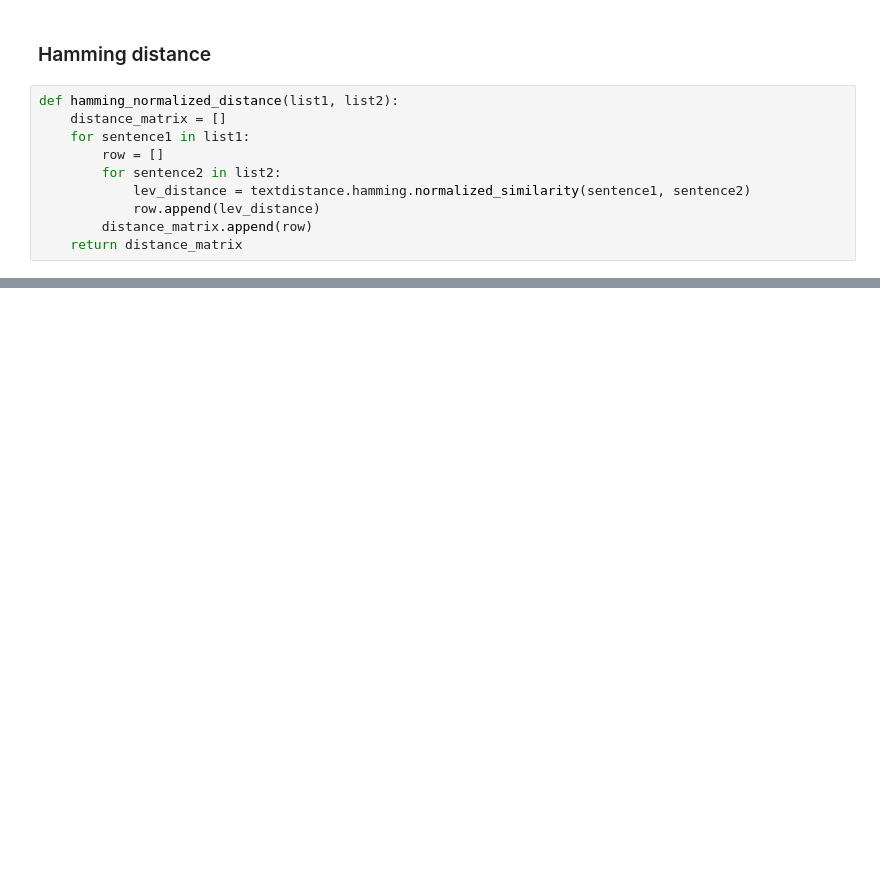
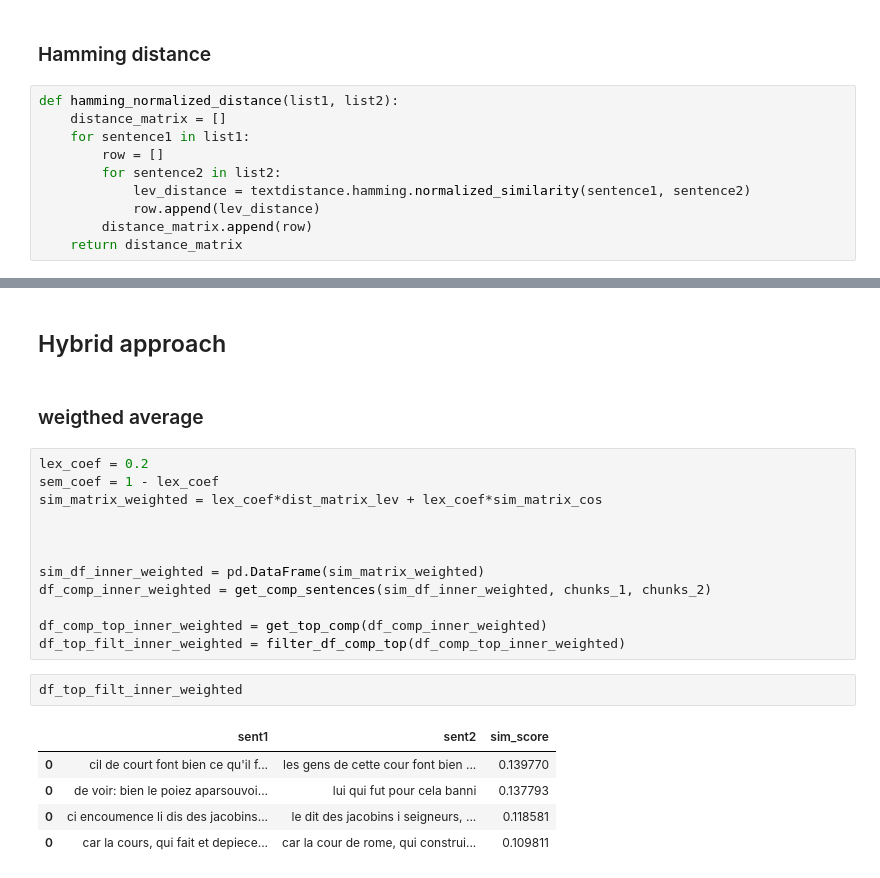
Before and after one commit to nacefbm/keywords_2024, a Jupyter notebook: CLEMENT_text_comp/text_comp.ipynb, the cells around one changed output, grey strips where cells are left out. Drawn from its saved outputs; the diff is of its cells as text; blank space fills up the shorter version.

```diff
--- a/CLEMENT_text_comp/text_comp.ipynb
+++ b/CLEMENT_text_comp/text_comp.ipynb
@@ -585,0 +864,24 @@ division by zero
+# %% [markdown]
+## Hybrid approach
+# %% [markdown]
+### weigthed average
+# %%
+lex_coef = 0.2
+sem_coef = 1 - lex_coef
+sim_matrix_weighted = lex_coef*dist_matrix_lev + lex_coef*sim_matrix_cos
+
+
+
+sim_df_inner_weighted = pd.DataFrame(sim_matrix_weighted)
+df_comp_inner_weighted = get_comp_sentences(sim_df_inner_weighted, chunks_1, chunks_2)
+
+df_comp_top_inner_weighted = get_top_comp(df_comp_inner_weighted)
+df_top_filt_inner_weighted = filter_df_comp_top(df_comp_top_inner_weighted)
+# %%
+df_top_filt_inner_weighted
+# %% [output]
+|  | sent1 | sent2 | sim_score |
+| 0 | cil de court font bien ce qu'il f... | les gens de cette cour font bien ... | 0.139770 |
+| 0 | de voir: bien le poiez aparsouvoi... | lui qui fut pour cela banni | 0.137793 |
+| 0 | ci encoumence li dis des jacobins... | le dit des jacobins i seigneurs, ... | 0.118581 |
+| 0 | car la cours, qui fait et depiece... | car la cour de rome, qui construi... | 0.109811 |
```
Also changed, not shown: parts of 78 cells of this notebook.
